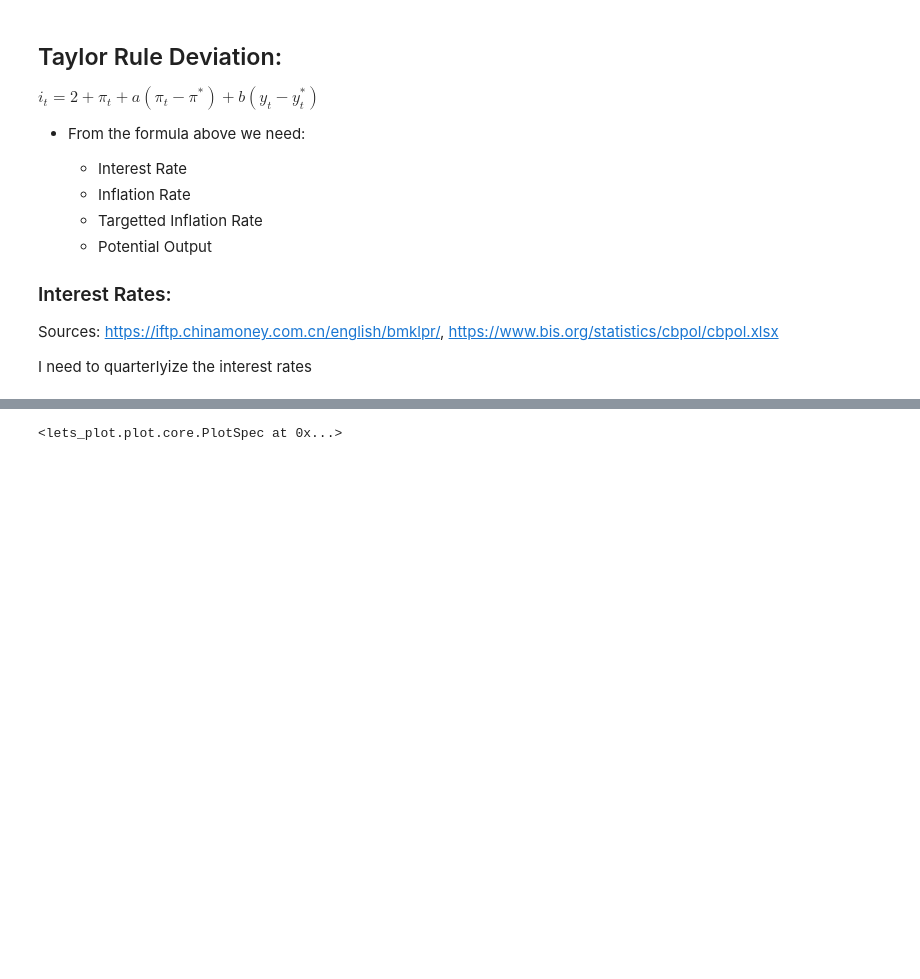
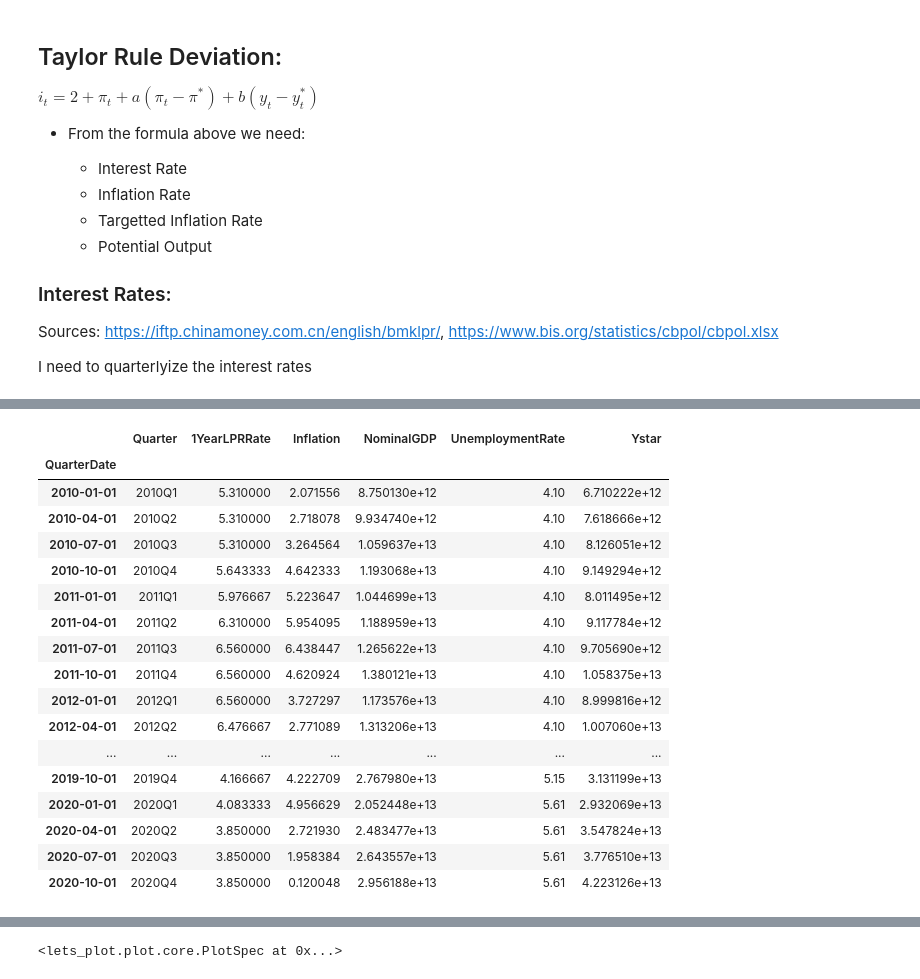
Before and after one commit to Elleniette1/cbs-data-analysis, a Jupyter notebook: chinamonetarypolicy/FiscalMonetaryCoordinator.ipynb, the cells around one changed output, grey strips where cells are left out. Saved outputs shown, nothing was run; the diff lists cells and outputs as text; code cells hidden in the pictures; blank space fills up the shorter version.

```diff
--- a/chinamonetarypolicy/FiscalMonetaryCoordinator.ipynb
+++ b/chinamonetarypolicy/FiscalMonetaryCoordinator.ipynb
@@ -13,0 +16,5 @@ import cairosvg
+# %%
+def strpquarter(i):
+    i = str(i)
+    i = i[0:4] + '-' + i[4:6]
+    return pd.to_datetime(i)
@@ -29,6 +41,11 @@ Sources: https://iftp.chinamoney.com.cn/english/bmklpr/, https://www.bis.org/sta
 
 I need to quarterlyize the interest rates
 # %%
+# Static Variables
+
+pstar = 3.0
+ustar = 4.86
+
 # Getting my dataset for interest rates
 
 df = pd.DataFrame()
@@ -48,12 +65,52 @@ df = pd.concat([df,t], ignore_index=True)
 
 # Cleaning the data up.
 df['Date'] = pd.to_datetime(df['Date'])
-df['Quarter'] = pd.cut(df['Date'],bins=)
 df['1Y'] = df['1Y'].astype(float)
+df = df.rename(columns={'1Y':'1YearLPRRate'})
 df = df.sort_values(by='Date',axis=0)
 df = df.reset_index()
 df = df.drop(columns =['Period', 'M:CN','5Y', 'index'])
 
-df.to_csv('../data/interest-rates/chinese_LPR_rates_20102020.csv')
-print(df)
+# Changing to quarterly data
+df['Quarter'] = pd.PeriodIndex(df['Date'],freq = 'Q')
+df = df.groupby('Quarter', as_index=False).mean()
+df['QuarterDate'] = df['Quarter'].apply(strpquarter)
+df = df.set_index(df['QuarterDate'])
+df = df.drop(columns = ['Date', 'QuarterDate'])
+
+# Inflation Stat
+df1 = pd.read_csv('../data/inflation-rates/CPALTT01CNQ659N.csv')
+df1['observation_date'] = pd.to_datetime(df1['observation_date'])
+df1 = df1.set_index(df1['observation_date'])
+df1 = df1.drop(columns=['observation_date'])
+df1 = df1['2010-01-01':'2020-12-31']
+df['Inflation'] = df1['CPALTT01CNQ659N']
+
+# GDP Stat
+df1 = pd.read_csv('../data/real-GDP/CHNGDPNQDSMEI.csv')
+df1['observation_date'] = pd.to_datetime(df1['observation_date'])
+df1 = df1.set_index(df1['observation_date'])
+df1 = df1.drop(columns=['observation_date'])
+df1 = df1['2010-01-01':'2020-12-31']
+df['NominalGDP'] = df1['CHNGDPNQDSMEI']
+
+# Unemployment Stat
+df1 = pd.read_excel('../data/unemployment-rates/imf-dm-export-modified-20250226.xls')
+df1 = df1.transpose()
+df1 = df1.reset_index()
+df1.columns = df1.loc[0]
+df1 = df1.rename(columns={'Unemployment Rate':'UnemploymentRate'})
+df1 = df1.drop([0])
+df1['Year'] = pd.to_datetime(df1['Year'], format='%Y')
+df1 = df1.set_index(df1['Year'])
+df1 = df1.drop(columns=['Year'])
+df['UnemploymentRate'] = df1['UnemploymentRate']
+df['UnemploymentRate'] = df['UnemploymentRate'].fillna(method='ffill')
+
+# Ystar
+df['Ystar'] = df['NominalGDP']/(1-0.4*(df['UnemploymentRate']-ustar))
+
+
+df.to_csv('../data/chinese_coordinator.csv')
+df
 # %% [output]
@@ -73,0 +117,18 @@ print(df)
+|  | Quarter | 1YearLPRRate | Inflation | NominalGDP | UnemploymentRate | Ystar |
+| QuarterDate |  |  |  |  |  |  |
+| 2010-01-01 | 2010Q1 | 5.310000 | 2.071556 | 8.750130e+12 | 4.10 | 6.710222e+12 |
+| 2010-04-01 | 2010Q2 | 5.310000 | 2.718078 | 9.934740e+12 | 4.10 | 7.618666e+12 |
+| 2010-07-01 | 2010Q3 | 5.310000 | 3.264564 | 1.059637e+13 | 4.10 | 8.126051e+12 |
+| 2010-10-01 | 2010Q4 | 5.643333 | 4.642333 | 1.193068e+13 | 4.10 | 9.149294e+12 |
+| 2011-01-01 | 2011Q1 | 5.976667 | 5.223647 | 1.044699e+13 | 4.10 | 8.011495e+12 |
+| 2011-04-01 | 2011Q2 | 6.310000 | 5.954095 | 1.188959e+13 | 4.10 | 9.117784e+12 |
+| 2011-07-01 | 2011Q3 | 6.560000 | 6.438447 | 1.265622e+13 | 4.10 | 9.705690e+12 |
+| 2011-10-01 | 2011Q4 | 6.560000 | 4.620924 | 1.380121e+13 | 4.10 | 1.058375e+13 |
+| 2012-01-01 | 2012Q1 | 6.560000 | 3.727297 | 1.173576e+13 | 4.10 | 8.999816e+12 |
+| 2012-04-01 | 2012Q2 | 6.476667 | 2.771089 | 1.313206e+13 | 4.10 | 1.007060e+13 |
+| ... | ... | ... | ... | ... | ... | ... |
+| 2019-10-01 | 2019Q4 | 4.166667 | 4.222709 | 2.767980e+13 | 5.15 | 3.131199e+13 |
+| 2020-01-01 | 2020Q1 | 4.083333 | 4.956629 | 2.052448e+13 | 5.61 | 2.932069e+13 |
+| 2020-04-01 | 2020Q2 | 3.850000 | 2.721930 | 2.483477e+13 | 5.61 | 3.547824e+13 |
+| 2020-07-01 | 2020Q3 | 3.850000 | 1.958384 | 2.643557e+13 | 5.61 | 3.776510e+13 |
+| 2020-10-01 | 2020Q4 | 3.850000 | 0.120048 | 2.956188e+13 | 5.61 | 4.223126e+13 |
```
Also changed, not shown: parts of 8 cells of this notebook, 4 other files.
